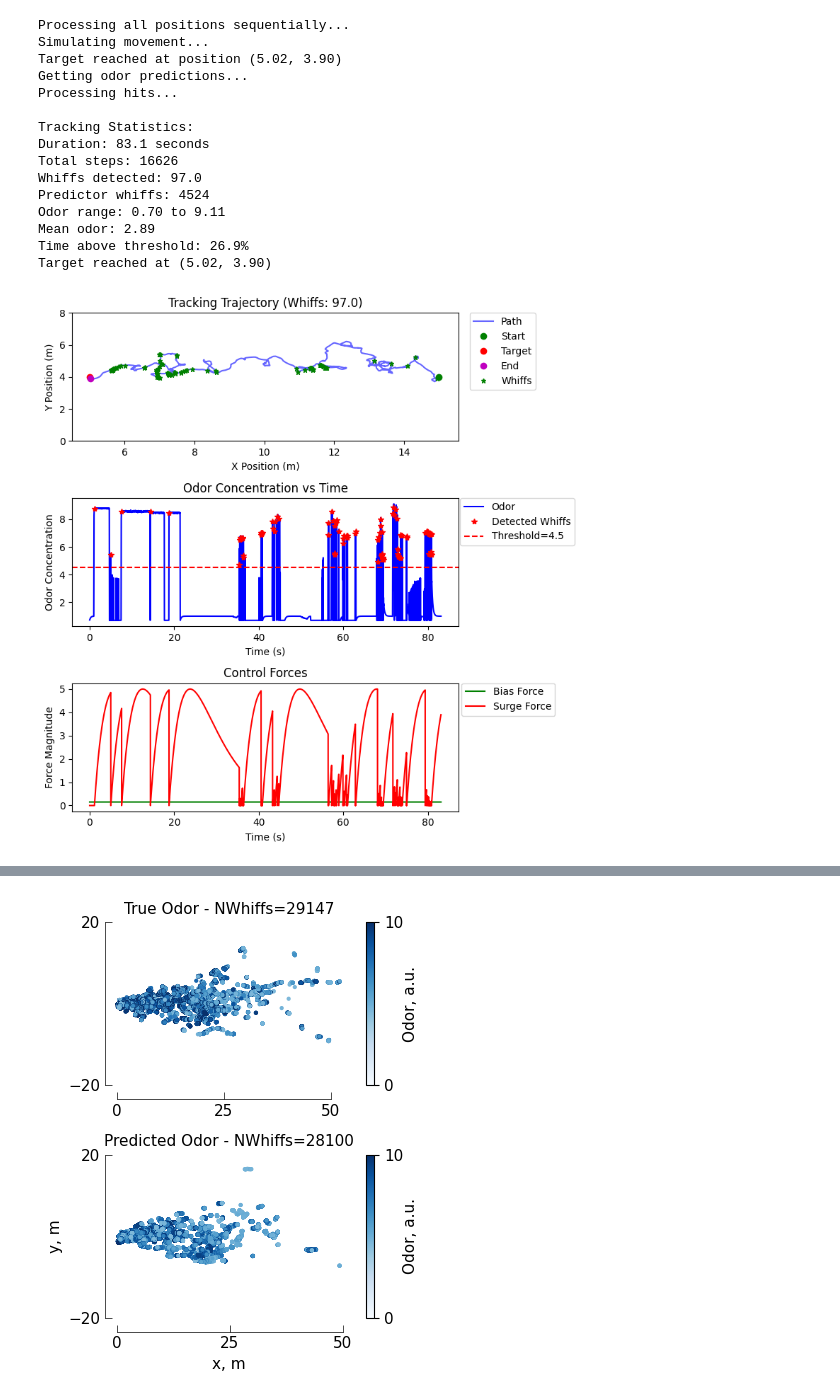
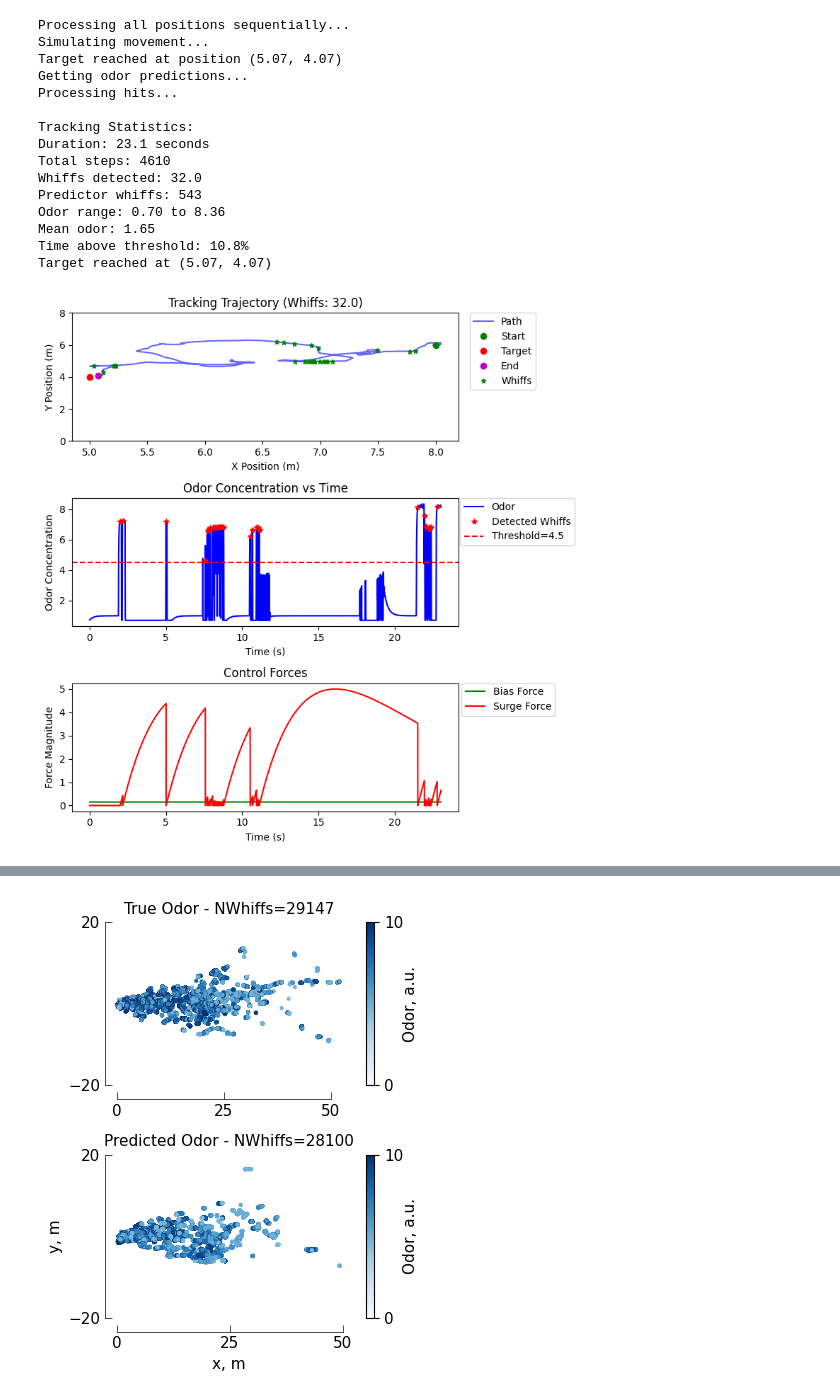
Before and after one commit to arunavanag591/COSMOS, a Jupyter notebook: plume_simulator.ipynb, the cells around one changed output, grey strips where cells are left out. Drawn from its saved outputs; the diff is of its cells as text; code cells hidden in the pictures.

```diff
--- a/plume_simulator.ipynb
+++ b/plume_simulator.ipynb
@@ -268,7 +268,6 @@ def tracking(predictor, bounds, start_pos, target_pos, surge_agent, target_weigh
     axs[2].legend(bbox_to_anchor=(1.25, 1), loc='upper right', borderaxespad=0.)
 
     fig.tight_layout()
-
     print("\nTracking Statistics:")
     print(f"Duration: {len(ts[:len(odors)]) * dt:.1f} seconds")
     print(f"Total steps: {len(odors)}")
@@ -280,6 +279,8 @@ def tracking(predictor, bounds, start_pos, target_pos, surge_agent, target_weigh
 
     if t_ctr < n_steps - 1:
         print(f"Target reached at ({x[0]:.2f}, {x[1]:.2f})")
+
+    return odors,xs,ts
 # %%
 if __name__ == "__main__":
         # Initialize odor predictor
@@ -298,44 +299,44 @@ if __name__ == "__main__":
 
     # Set up tracking parameters
     bounds = [(5, 40), (0, 8)]
-    start_pos = np.array([15.0, 4.0])
+    start_pos = np.array([8.0, 6.0])
     target_pos = np.array([5.0, 4.0])  # Target position (can be modified)
 
     # Create surge-cast agent
     surge_agent = SurgeCastAgent(
         tau=0.42,           # Timescale of turning
         noise=5,            # Noise for casting
         bias=0.15,          # Reduced casting bias
         threshold=4.5,      # Threshold for whiff detection
         hit_trigger='peak',
         surge_amp=5.0,      # Surge amplitude
         tau_surge=5,        # Surge duration
         bounds=bounds
     )
 
     # Additional tracking parameters
     target_weight = 0.3     # Weight for target-seeking behavior (0-1)
     plume_timeout = 10.0    # Seconds before increasing target bias
     closest_to_source =0.1
     # Simulation parameters
-    sim_duration = 250.0  # seconds
+    sim_duration = 60.0  # seconds
 
 
-    tracking(predictor, bounds, start_pos, target_pos, surge_agent, target_weight, plume_timeout, closest_to_source, sim_duration)
+    result, trajectories, time = tracking(predictor, bounds, start_pos, target_pos, surge_agent, target_weight, plume_timeout, closest_to_source, sim_duration)
 # %% [output]
 Processing all positions sequentially...
 Simulating movement...
-Target reached at position (5.02, 3.90)
+Target reached at position (5.07, 4.07)
 Getting odor predictions...
 Processing hits...
 
 Tracking Statistics:
-Duration: 83.1 seconds
-Total steps: 16626
-Whiffs detected: 97.0
-Predictor whiffs: 4524
-Odor range: 0.70 to 9.11
-Mean odor: 2.89
-Time above threshold: 26.9%
-Target reached at (5.02, 3.90)
+Duration: 23.1 seconds
+Total steps: 4610
+Whiffs detected: 32.0
+Predictor whiffs: 543
+Odor range: 0.70 to 8.36
+Mean odor: 1.65
+Time above threshold: 10.8%
+Target reached at (5.07, 4.07)
-[figure, old version]
+[figure, new version]
```
Also changed, not shown: parts of 6 cells of this notebook, 5 other files.
